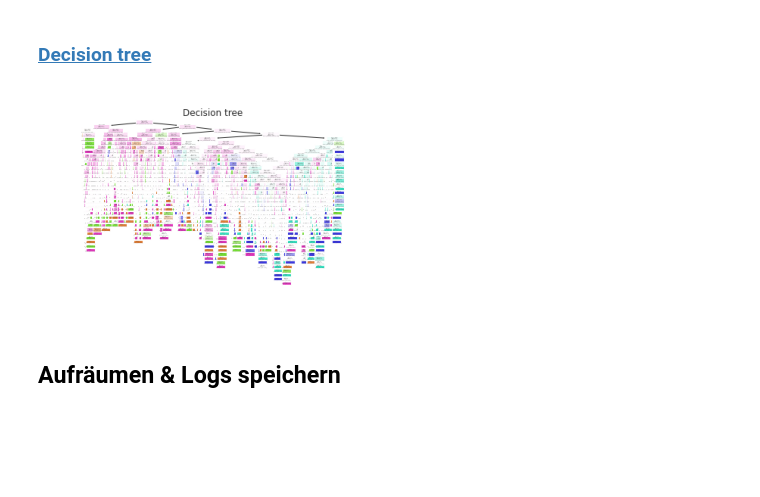
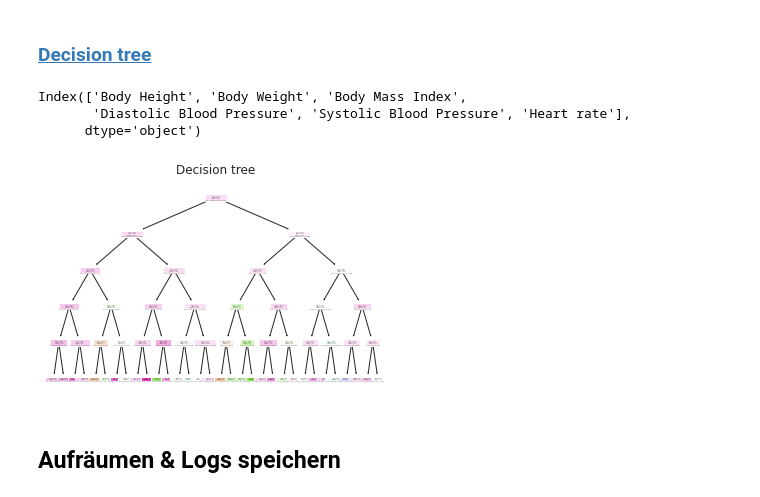
Before and after one commit to Fuenfgeld/DMA2022DataProjectC, a Jupyter notebook: src/analysis.ipynb, the cells around one changed output. Cells and saved outputs as stored; diff of their text form; code cells hidden in the pictures; blank space fills up the shorter version.

```diff
--- a/src/analysis.ipynb
+++ b/src/analysis.ipynb
@@ -629,26 +629,27 @@ array(['Viral sinusitis (disorder)'], dtype=object)
 from sklearn import tree
 df_tree = df_data.dropna()
 X, y = df_tree.drop(['Disease','class'],axis=1), df_tree['Disease']
-clf = tree.DecisionTreeClassifier()
+clf = tree.DecisionTreeClassifier(max_depth=5,max_features='sqrt',random_state=42)
 clf = clf.fit(X, y)
+print(X.columns)
+# %% [output]
+Index(['Body Height', 'Body Weight', 'Body Mass Index',
+       'Diastolic Blood Pressure', 'Systolic Blood Pressure', 'Heart rate'],
+      dtype='object')
 # %%
 from sklearn.tree import plot_tree
 import matplotlib.image as mpimg
 
-
 plt.figure()
 
 # need to munch time to run in CI
-# plot_tree(clf, filled=True)
-# plt.savefig('../images/decision_tree.png')
-# plt.title("Decision tree")
+plot_tree(clf, filled=True)
+plt.savefig('../images/decision_tree.png',dpi=800)
+plt.title("Decision tree")
 
-img = mpimg.imread('../images/decision_tree.png')
-imgplot = plt.imshow(img)
-plt.axis('off')
 plt.show()
 # %% [output]
-[figure, old version]
+[figure, new version]
 # %% [markdown]
 ## Aufräumen & Logs speichern
 # %%
```
Also changed, not shown: parts of 8 cells of this notebook, 1 other file.
